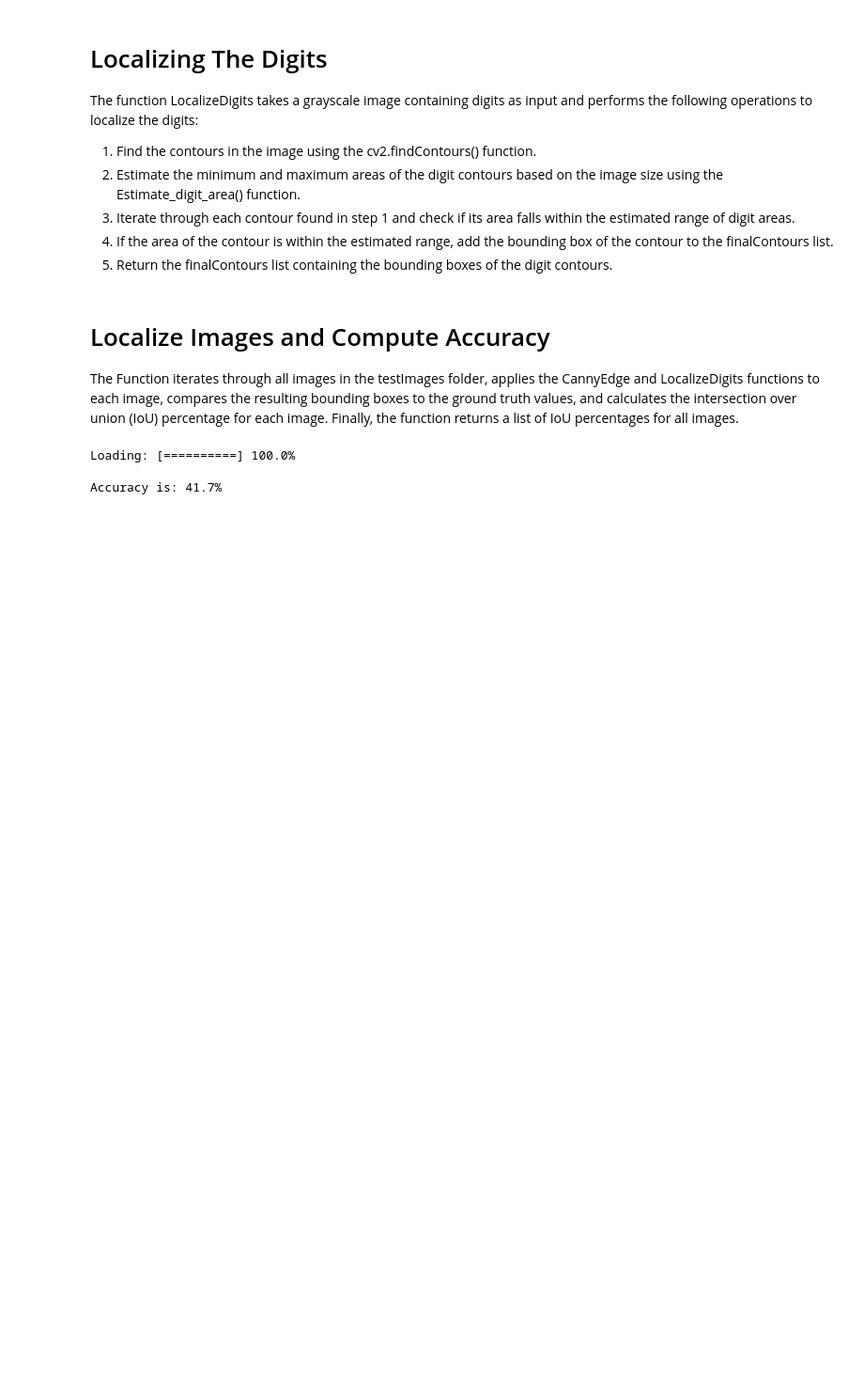
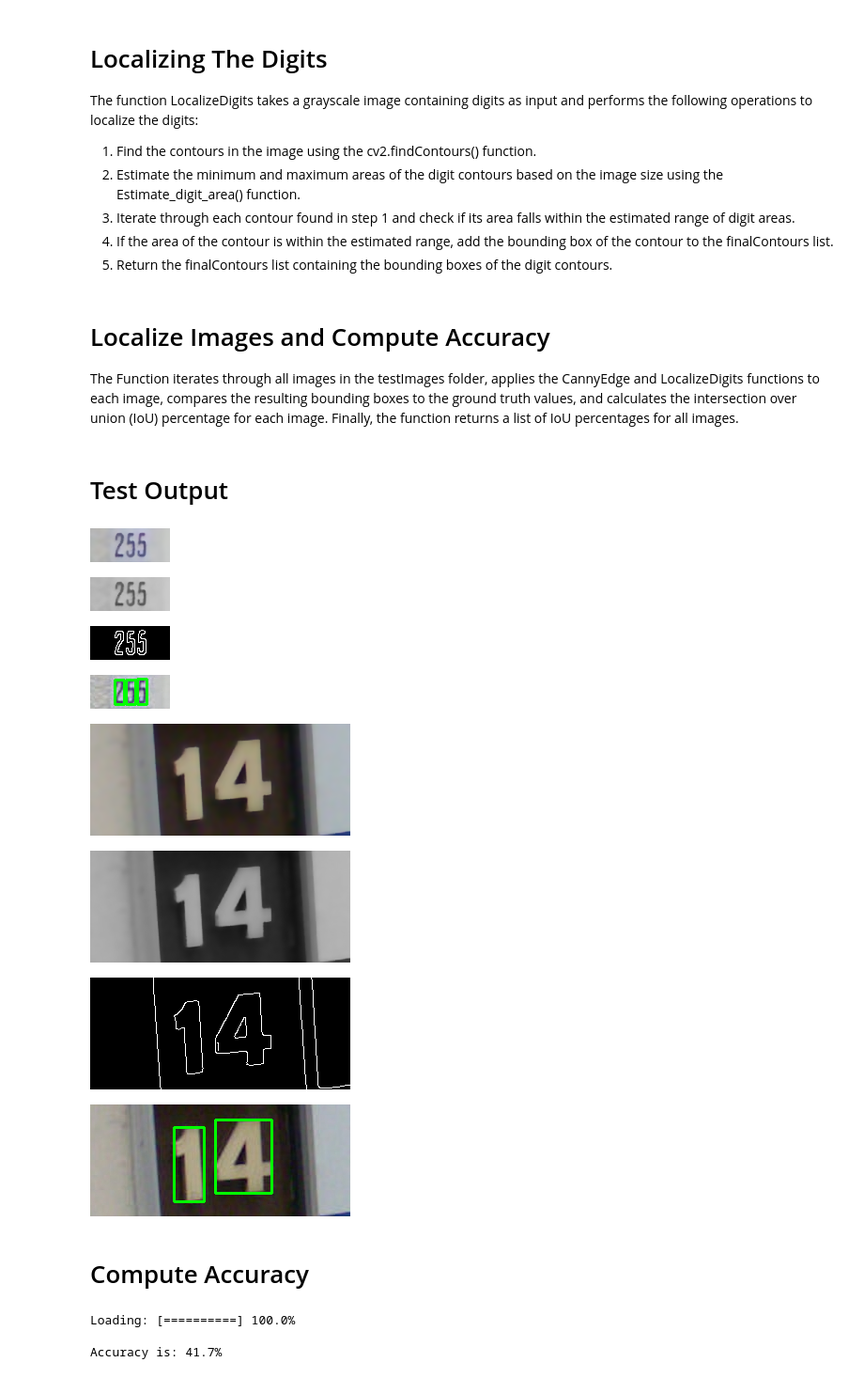
Before and after one commit to PerfectionistAF/SVHN-Recognition, a Jupyter notebook: EdgeDetectionLocalization.ipynb, the cells around one changed output. Shown at 94% size. Cells and saved outputs as stored; diff of their text form; code cells hidden in the pictures; blank space fills up the shorter version.

Commit message:
Updated NoteBook and added Two Test Images

```diff
--- a/EdgeDetectionLocalization.ipynb
+++ b/EdgeDetectionLocalization.ipynb
@@ -237,28 +238,24 @@ def getIntersectionPercentage(myOutput, realOutput):
 First thing the function does os filter the image using a bilateral Filter the function then converts the filtered image to grayscale and applies the Canny algorithm to detect edges finally the function returns the image with canny edges
 # %%
 def CannyEdge(img, showSteps=False):
-
     # dst = cv2.fastNlMeansDenoisingColored(img, None, 10, 10, 7, 21)
     dst = cv2.bilateralFilter(img, 9, 75, 75)
 
     if showSteps:
-        cv2.imshow('Noise Reduction', dst)
-        cv2.waitKey(0)
-        cv2.destroyAllWindows()
+        OutImg = cv2.imencode('.png', dst)[1]
+        IPD.display(IPD.Image(OutImg))
 
     gray = cv2.cvtColor(dst, cv2.COLOR_BGR2GRAY)
 
     if showSteps:
-        cv2.imshow('GrayScale', gray)
-        cv2.waitKey(0)
-        cv2.destroyAllWindows()
+        OutImg = cv2.imencode('.png', gray)[1]
+        IPD.display(IPD.Image(OutImg))
 
     thresh = cv2.Canny(gray, 50, 100)
 
     if showSteps:
-        cv2.imshow('Canny', thresh)
-        cv2.waitKey(0)
-        cv2.destroyAllWindows()
+        OutImg = cv2.imencode('.png', thresh)[1]
+        IPD.display(IPD.Image(OutImg))
 
     return thresh
 # %% [markdown]
@@ -338,4 +334,28 @@ def LocalizeDir(dataset, showSteps):
 
     return percents
+# %%
+def TestImage(imagePath):
+    img = cv2.imread(imagePath)
+    myOutput = LocalizeDigits(CannyEdge(img, showSteps=True))
+    for (x, y, w, h) in myOutput:
+                cv2.rectangle(img, (x, y), (x + w, y + h), (0, 255, 0), 2)
+    OutImg = cv2.imencode('.png', img)[1]
+    IPD.display(IPD.Image(OutImg))
+# %% [markdown]
+# Test Output
+# %%
+TestImage('testImages/270.png')
+TestImage('testImages/105.png')
+# %% [output]
+[figure, added]
+[figure, added]
+[figure, added]
+[figure, added]
+[figure, added]
+[figure, added]
+[figure, added]
+[figure, added]
+# %% [markdown]
+# Compute Accuracy
 # %%
 dataSet = loadDataSet('training.json')
```
Also changed, not shown: parts of 3 cells of this notebook, 3 other files.
